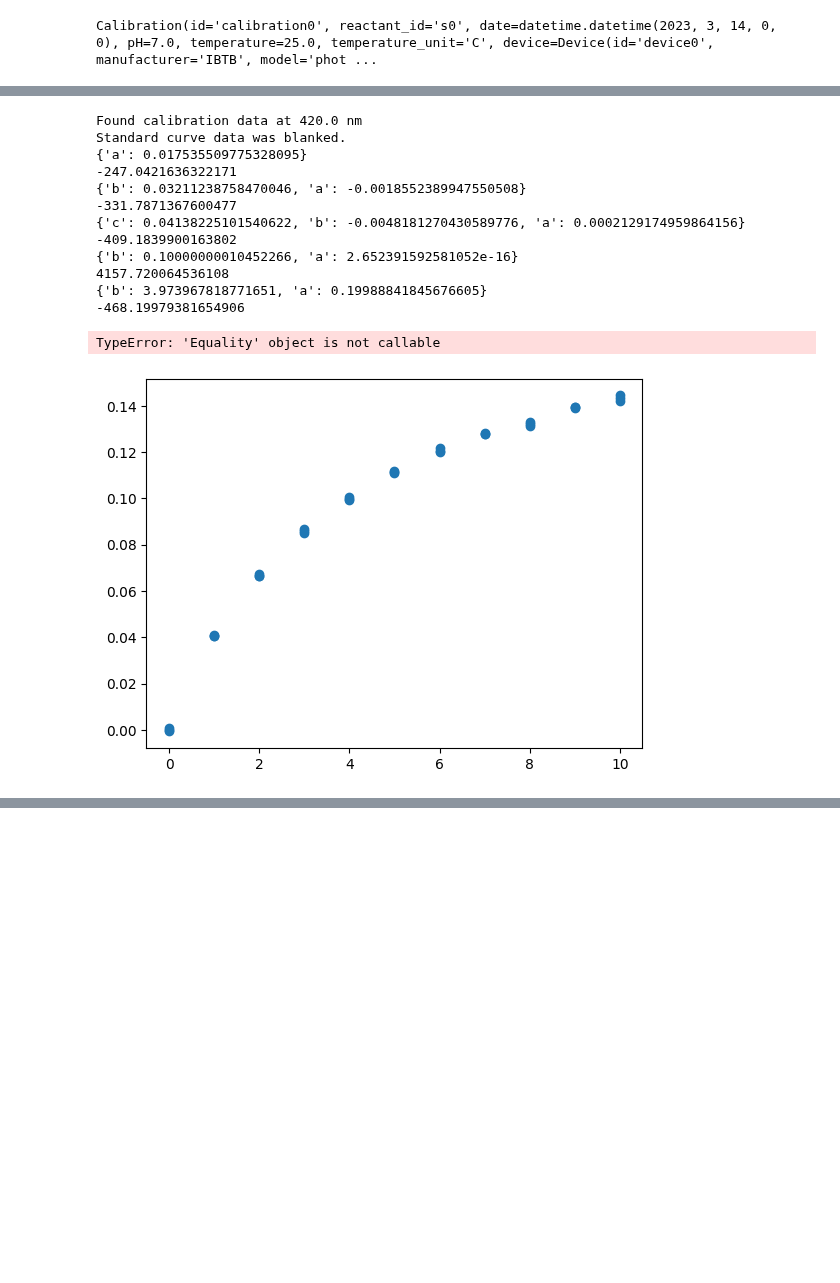
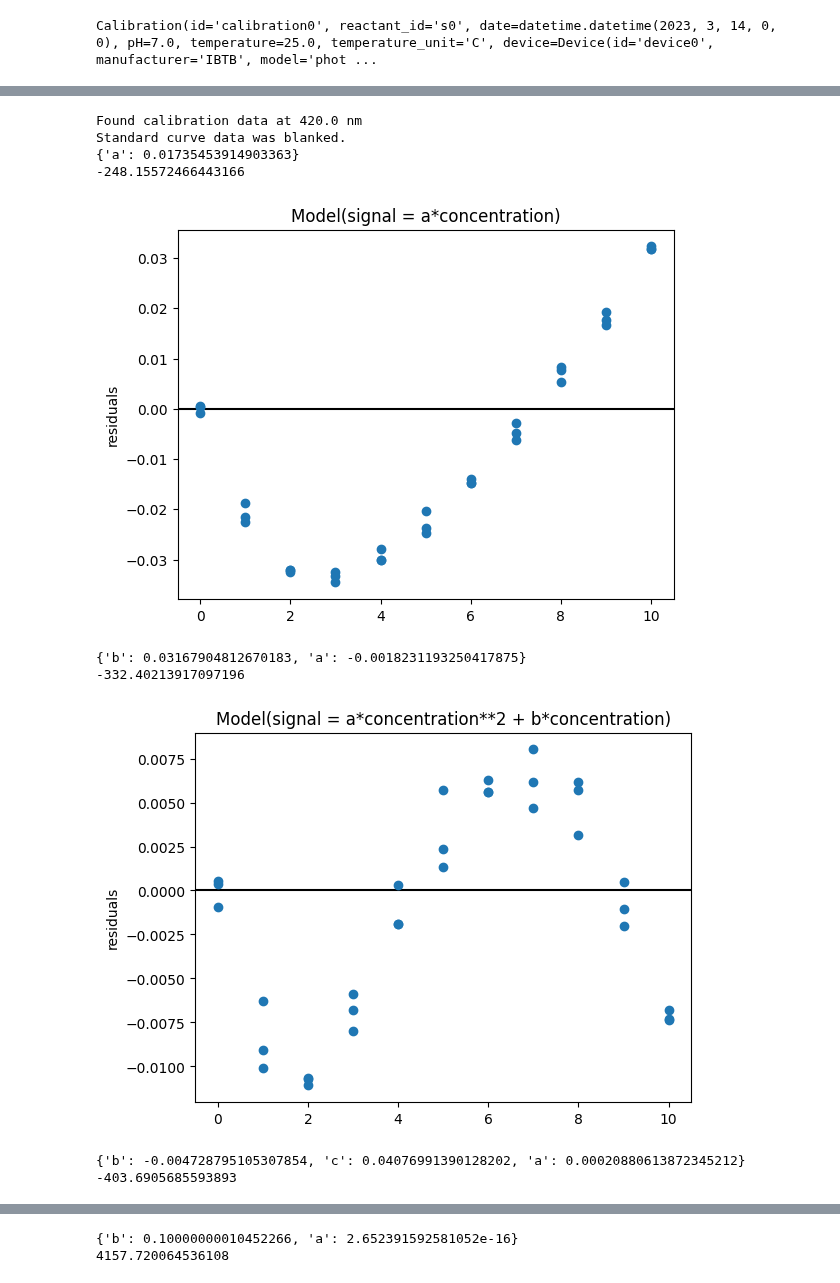
Before and after one commit to FAIRChemistry/datamodel_calibration, a Jupyter notebook: test.ipynb, the cells around one changed output, grey strips where cells are left out. Saved outputs shown, nothing was run; the diff lists cells and outputs as text; code cells hidden in the pictures; blank space fills up the shorter version.

```diff
--- a/test.ipynb
+++ b/test.ipynb
@@ -43,23 +50,19 @@ calibration = lib.Calibration(reactant_id="s0", pH=7, temperature=37,
 # %%
-standard_curve = StandardCurve.from_calibration_datamodel(calibration)
+standard_curve = StandardCurve.from_datamodel(calibration)
 
 for model in standard_curve.models.values():
     print(model.params)
     print(model.aic)
-
-standard_curve.visualize()
+    model.visualize_residuals()
+    plt.show()
 # %% [output]
 Found calibration data at 420.0 nm
 Standard curve data was blanked.
-{'a': 0.017535509775328095}
--247.0421636322171
-{'b': 0.03211238758470046, 'a': -0.0018552389947550508}
--331.7871367600477
-{'c': 0.04138225101540622, 'b': -0.0048181270430589776, 'a': 0.0002129174959864156}
--409.1839900163802
-{'b': 0.10000000010452266, 'a': 2.652391592581052e-16}
-4157.720064536108
-{'b': 3.973967818771651, 'a': 0.19988841845676605}
--468.19979381654906
+{'a': 0.01735453914903363}
+-248.15572466443166
+[figure, new version]
-TypeError: 'Equality' object is not callable
+{'b': 0.03167904812670183, 'a': -0.0018231193250417875}
+-332.40213917097196
-[figure, old version]
+[figure, added]
+{'b': -0.004728795105307854, 'c': 0.04076991390128202, 'a': 0.00020880613872345212}
+-403.6905685593893
@@ -65,0 +70,2 @@ TypeError: 'Equality' object is not callable
+{'b': 0.10000000010452266, 'a': 2.652391592581052e-16}
+4157.720064536108
```
Also changed, not shown: parts of 5 cells of this notebook, 1 other file.
